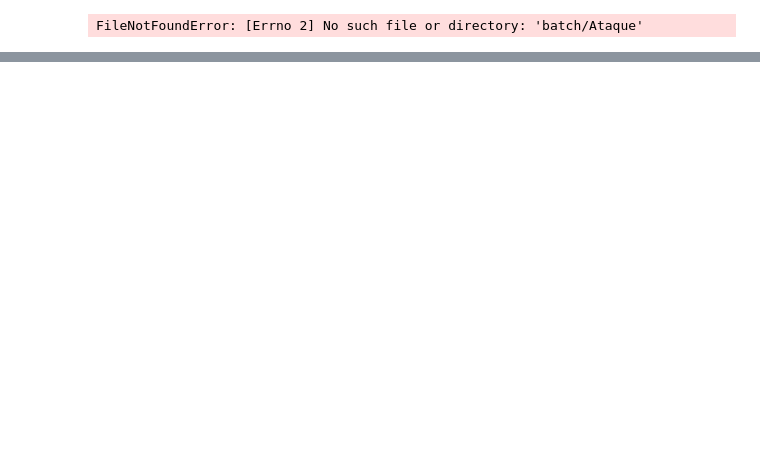
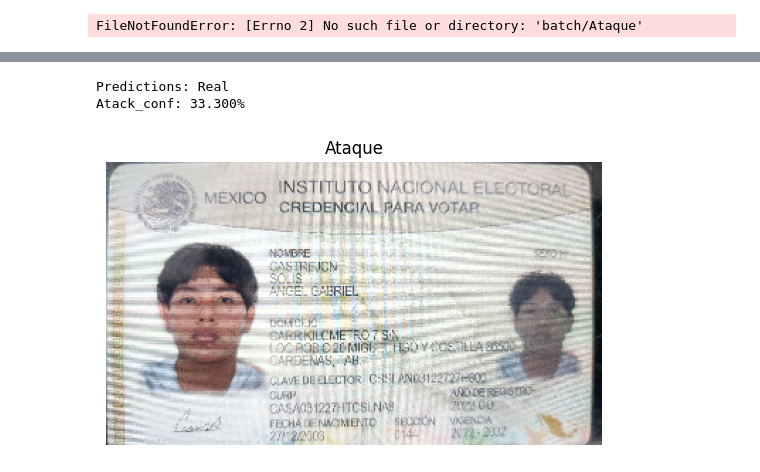
Before and after one commit to CameroJI/Moire-Fraud-Detection, a Jupyter notebook: playground.ipynb, the cells around one changed output, grey strips where cells are left out. Saved outputs shown, nothing was run; the diff lists cells and outputs as text; code cells hidden in the pictures; blank space fills up the shorter version.

```diff
--- a/playground.ipynb
+++ b/playground.ipynb
@@ -228,0 +121,43 @@ TypeError: float() argument must be a string or a number, not 'dict'
+# %%
+import tensorflow as tf
+import matplotlib.pyplot as plt
+
+atack_cnt = 0
+
+path = '/Users/jorgecamero/MoireDataset/batch'
+folders = [os.path.join(path, folder) for folder in os.listdir(path) if os.path.isdir(os.path.join(path, folder))]
+random_folder = random.choice(folders)
+
+img_list = [os.path.join(random_folder, file) for file in os.listdir(random_folder) if file.lower().endswith(('.jpg', '.png', '.jpeg'))]
+random_img = random.choice(img_list)
+
+img = load_img(random_img, width=WIDTH, height=HEIGHT)
+img_elements = preprocess_img(img)
+prediction_bin, prediction = predict_img(model, img_elements)
+atack_cnt = atack_cnt + 1 if prediction_bin == 1 else atack_cnt
+
+# Procesar la imagen girada 180°
+img_rotated_180 = tf.image.rot90(img, k=2)
+img_rotated_180_elements = preprocess_img(img_rotated_180)
+prediction_bin, prediction = predict_img(model, img_rotated_180_elements)
+atack_cnt = atack_cnt + 1 if prediction_bin == 1 else atack_cnt
+
+# Procesar la imagen girada 180° con giro vertical
+img_rotated_180_flipped = tf.image.flip_up_down(img_rotated_180)
+img_rotated_180_flipped_elements = preprocess_img(img_rotated_180_flipped)
+prediction_bin, prediction = predict_img(model, img_rotated_180_flipped_elements)
+atack_cnt = atack_cnt + 1 if prediction_bin == 1 else atack_cnt
+
+
+prediction_label = 'Real' if atack_cnt < 2 else 'Ataque'
+print(f"Predictions: {prediction_label}")
+print(f"Atack_conf: {100*round(atack_cnt/3, 3):.3f}%")
+
+plt.imshow(img)
+plt.title(f'{os.path.basename(random_folder)}')
+plt.axis('off')
+plt.show()
+# %% [output]
+Predictions: Real
+Atack_conf: 33.300%
+[figure, added]
```
Also changed, not shown: parts of 8 cells of this notebook.
